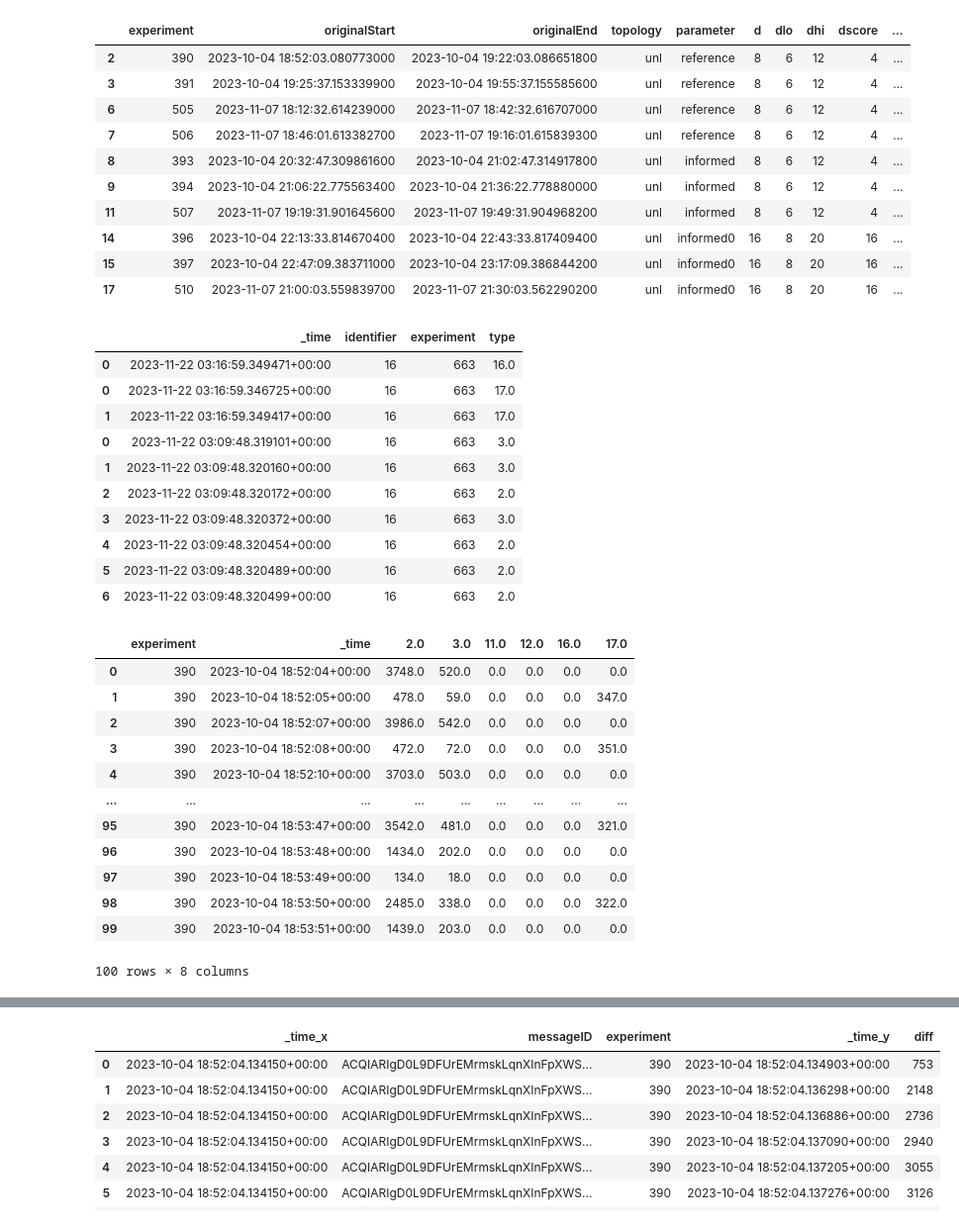
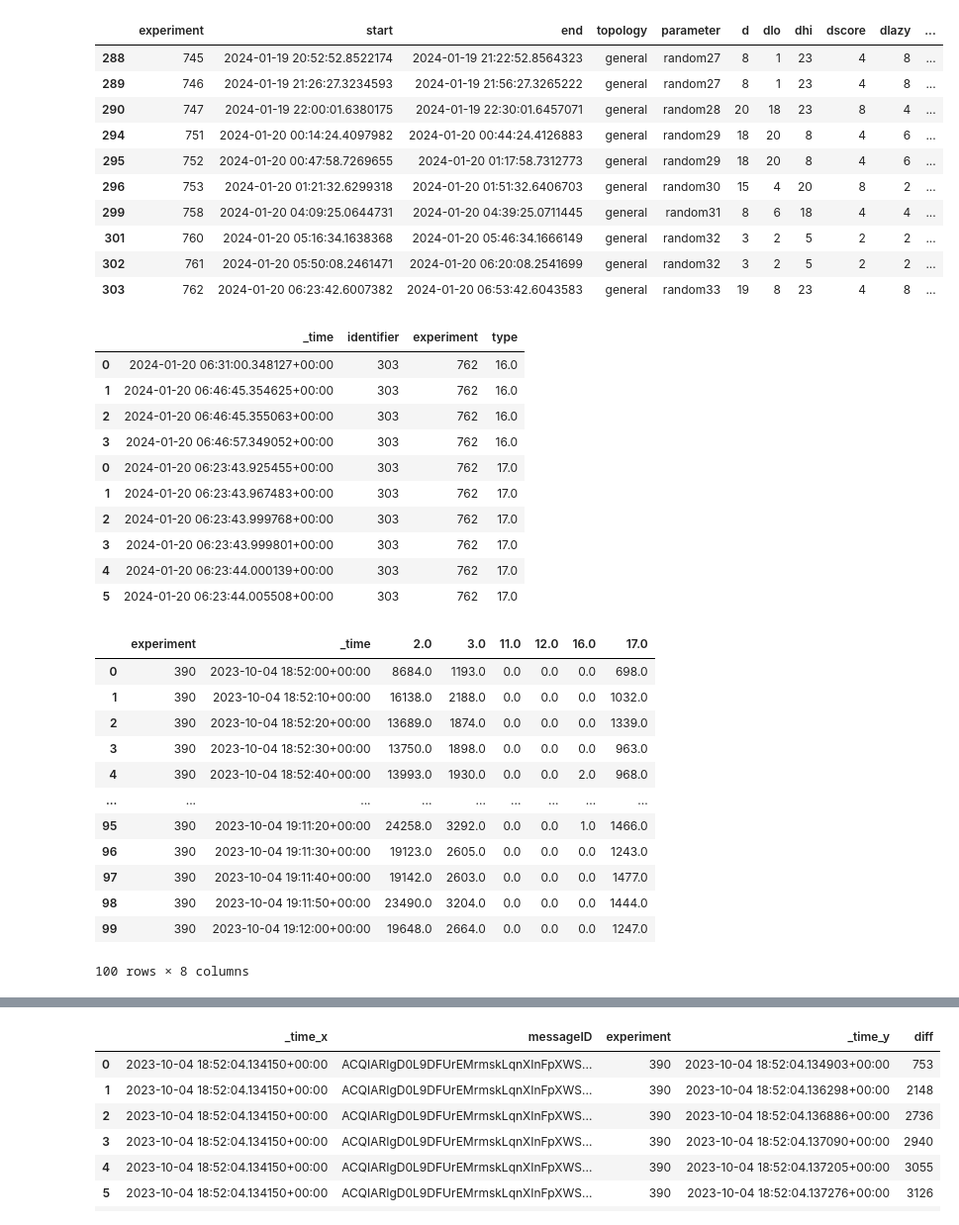
Before and after one commit to FlavScheidt/flexi-pipe, a Jupyter notebook: data/CausalAnalysis/GenerateDatasets/GenerateDatasets.ipynb, the cells around one changed output, grey strips where cells are left out. Shown at 99% size. Saved outputs shown, nothing was run; the diff lists cells and outputs as text; code cells hidden in the pictures.

Commit message:
Rextraction of 30 minutes per experiment

```diff
--- a/data/CausalAnalysis/GenerateDatasets/GenerateDatasets.ipynb
+++ b/data/CausalAnalysis/GenerateDatasets/GenerateDatasets.ipynb
@@ -8,22 +8,22 @@ import gc
 import os
 # %%
 #import exp_filtered
-data = pd.read_csv('./experiments_filtered.csv',header=0, index_col=0)
+data = pd.read_csv('./Extraction/experiments_filtered.csv',header=0, index_col=0)
 experiments = pd.DataFrame(data)
 
-experiments.head(10)
+experiments.tail(10)
 # %% [output]
-|  | experiment | originalStart | originalEnd | topology | parameter | d | dlo | dhi | dscore | ... |
-| 2 | 390 | 2023-10-04 18:52:03.080773000 | 2023-10-04 19:22:03.086651800 | unl | reference | 8 | 6 | 12 | 4 | ... |
-| 3 | 391 | 2023-10-04 19:25:37.153339900 | 2023-10-04 19:55:37.155585600 | unl | reference | 8 | 6 | 12 | 4 | ... |
-| 6 | 505 | 2023-11-07 18:12:32.614239000 | 2023-11-07 18:42:32.616707000 | unl | reference | 8 | 6 | 12 | 4 | ... |
-| 7 | 506 | 2023-11-07 18:46:01.613382700 | 2023-11-07 19:16:01.615839300 | unl | reference | 8 | 6 | 12 | 4 | ... |
-| 8 | 393 | 2023-10-04 20:32:47.309861600 | 2023-10-04 21:02:47.314917800 | unl | informed | 8 | 6 | 12 | 4 | ... |
-| 9 | 394 | 2023-10-04 21:06:22.775563400 | 2023-10-04 21:36:22.778880000 | unl | informed | 8 | 6 | 12 | 4 | ... |
-| 11 | 507 | 2023-11-07 19:19:31.901645600 | 2023-11-07 19:49:31.904968200 | unl | informed | 8 | 6 | 12 | 4 | ... |
-| 14 | 396 | 2023-10-04 22:13:33.814670400 | 2023-10-04 22:43:33.817409400 | unl | informed0 | 16 | 8 | 20 | 16 | ... |
-| 15 | 397 | 2023-10-04 22:47:09.383711000 | 2023-10-04 23:17:09.386844200 | unl | informed0 | 16 | 8 | 20 | 16 | ... |
-| 17 | 510 | 2023-11-07 21:00:03.559839700 | 2023-11-07 21:30:03.562290200 | unl | informed0 | 16 | 8 | 20 | 16 | ... |
+|  | experiment | start | end | topology | parameter | d | dlo | dhi | dscore | dlazy | ... |
+| 288 | 745 | 2024-01-19 20:52:52.8522174 | 2024-01-19 21:22:52.8564323 | general | random27 | 8 | 1 | 23 | 4 | 8 | ... |
+| 289 | 746 | 2024-01-19 21:26:27.3234593 | 2024-01-19 21:56:27.3265222 | general | random27 | 8 | 1 | 23 | 4 | 8 | ... |
+| 290 | 747 | 2024-01-19 22:00:01.6380175 | 2024-01-19 22:30:01.6457071 | general | random28 | 20 | 18 | 23 | 8 | 4 | ... |
+| 294 | 751 | 2024-01-20 00:14:24.4097982 | 2024-01-20 00:44:24.4126883 | general | random29 | 18 | 20 | 8 | 4 | 6 | ... |
+| 295 | 752 | 2024-01-20 00:47:58.7269655 | 2024-01-20 01:17:58.7312773 | general | random29 | 18 | 20 | 8 | 4 | 6 | ... |
+| 296 | 753 | 2024-01-20 01:21:32.6299318 | 2024-01-20 01:51:32.6406703 | general | random30 | 15 | 4 | 20 | 8 | 2 | ... |
+| 299 | 758 | 2024-01-20 04:09:25.0644731 | 2024-01-20 04:39:25.0711445 | general | random31 | 8 | 6 | 18 | 4 | 4 | ... |
+| 301 | 760 | 2024-01-20 05:16:34.1638368 | 2024-01-20 05:46:34.1666149 | general | random32 | 3 | 2 | 5 | 2 | 2 | ... |
+| 302 | 761 | 2024-01-20 05:50:08.2461471 | 2024-01-20 06:20:08.2541699 | general | random32 | 3 | 2 | 5 | 2 | 2 | ... |
+| 303 | 762 | 2024-01-20 06:23:42.6007382 | 2024-01-20 06:53:42.6043583 | general | random33 | 19 | 8 | 23 | 4 | 8 | ... |
 # %%
 messages = pd.DataFrame()
 
@@ -60,22 +60,22 @@ for index, row in experiments.iterrows():
 messages.head(10)
 # %% [output]
 |  | _time | identifier | experiment | type |
-| 0 | 2023-11-22 03:16:59.349471+00:00 | 16 | 663 | 16.0 |
-| 0 | 2023-11-22 03:16:59.346725+00:00 | 16 | 663 | 17.0 |
-| 1 | 2023-11-22 03:16:59.349417+00:00 | 16 | 663 | 17.0 |
-| 0 | 2023-11-22 03:09:48.319101+00:00 | 16 | 663 | 3.0 |
-| 1 | 2023-11-22 03:09:48.320160+00:00 | 16 | 663 | 3.0 |
-| 2 | 2023-11-22 03:09:48.320172+00:00 | 16 | 663 | 2.0 |
-| 3 | 2023-11-22 03:09:48.320372+00:00 | 16 | 663 | 3.0 |
-| 4 | 2023-11-22 03:09:48.320454+00:00 | 16 | 663 | 2.0 |
-| 5 | 2023-11-22 03:09:48.320489+00:00 | 16 | 663 | 2.0 |
-| 6 | 2023-11-22 03:09:48.320499+00:00 | 16 | 663 | 2.0 |
+| 0 | 2024-01-20 06:31:00.348127+00:00 | 303 | 762 | 16.0 |
+| 1 | 2024-01-20 06:46:45.354625+00:00 | 303 | 762 | 16.0 |
+| 2 | 2024-01-20 06:46:45.355063+00:00 | 303 | 762 | 16.0 |
+| 3 | 2024-01-20 06:46:57.349052+00:00 | 303 | 762 | 16.0 |
+| 0 | 2024-01-20 06:23:43.925455+00:00 | 303 | 762 | 17.0 |
+| 1 | 2024-01-20 06:23:43.967483+00:00 | 303 | 762 | 17.0 |
+| 2 | 2024-01-20 06:23:43.999768+00:00 | 303 | 762 | 17.0 |
+| 3 | 2024-01-20 06:23:43.999801+00:00 | 303 | 762 | 17.0 |
+| 4 | 2024-01-20 06:23:44.000139+00:00 | 303 | 762 | 17.0 |
+| 5 | 2024-01-20 06:23:44.005508+00:00 | 303 | 762 | 17.0 |
 # %%
 # Transpose the table -> type and count
 df = messages.drop(columns=['identifier'])
 df.reset_index(inplace=True)
 df['_time'] = pd.to_datetime(df["_time"], format='mixed', infer_datetime_format=True)
-by_time = df.groupby([df['experiment'],df['type'],pd.Grouper(key="_time", freq='1s')])['index'].count().reset_index()
+by_time = df.groupby([df['experiment'],df['type'],pd.Grouper(key="_time", freq='10s')])['index'].count().reset_index()
 
 
 pivoted = pd.pivot_table(by_time,index=["experiment", pd.Grouper(freq="1s", key="_time")], columns="type", values="index", margins=False).fillna(0)
@@ -84,17 +84,17 @@ pivoted = pivoted.reset_index().rename_axis(None, axis=1)
 pivoted.head(100)
 # %% [output]
 |  | experiment | _time | 2.0 | 3.0 | 11.0 | 12.0 | 16.0 | 17.0 |
-| 0 | 390 | 2023-10-04 18:52:04+00:00 | 3748.0 | 520.0 | 0.0 | 0.0 | 0.0 | 0.0 |
-| 1 | 390 | 2023-10-04 18:52:05+00:00 | 478.0 | 59.0 | 0.0 | 0.0 | 0.0 | 347.0 |
-| 2 | 390 | 2023-10-04 18:52:07+00:00 | 3986.0 | 542.0 | 0.0 | 0.0 | 0.0 | 0.0 |
-| 3 | 390 | 2023-10-04 18:52:08+00:00 | 472.0 | 72.0 | 0.0 | 0.0 | 0.0 | 351.0 |
-| 4 | 390 | 2023-10-04 18:52:10+00:00 | 3703.0 | 503.0 | 0.0 | 0.0 | 0.0 | 0.0 |
+| 0 | 390 | 2023-10-04 18:52:00+00:00 | 8684.0 | 1193.0 | 0.0 | 0.0 | 0.0 | 698.0 |
+| 1 | 390 | 2023-10-04 18:52:10+00:00 | 16138.0 | 2188.0 | 0.0 | 0.0 | 0.0 | 1032.0 |
+| 2 | 390 | 2023-10-04 18:52:20+00:00 | 13689.0 | 1874.0 | 0.0 | 0.0 | 0.0 | 1339.0 |
+| 3 | 390 | 2023-10-04 18:52:30+00:00 | 13750.0 | 1898.0 | 0.0 | 0.0 | 0.0 | 963.0 |
+| 4 | 390 | 2023-10-04 18:52:40+00:00 | 13993.0 | 1930.0 | 0.0 | 0.0 | 2.0 | 968.0 |
 | ... | ... | ... | ... | ... | ... | ... | ... | ... |
-| 95 | 390 | 2023-10-04 18:53:47+00:00 | 3542.0 | 481.0 | 0.0 | 0.0 | 0.0 | 321.0 |
-| 96 | 390 | 2023-10-04 18:53:48+00:00 | 1434.0 | 202.0 | 0.0 | 0.0 | 0.0 | 0.0 |
-| 97 | 390 | 2023-10-04 18:53:49+00:00 | 134.0 | 18.0 | 0.0 | 0.0 | 0.0 | 0.0 |
-| 98 | 390 | 2023-10-04 18:53:50+00:00 | 2485.0 | 338.0 | 0.0 | 0.0 | 0.0 | 322.0 |
-| 99 | 390 | 2023-10-04 18:53:51+00:00 | 1439.0 | 203.0 | 0.0 | 0.0 | 0.0 | 0.0 |
+| 95 | 390 | 2023-10-04 19:11:20+00:00 | 24258.0 | 3292.0 | 0.0 | 0.0 | 1.0 | 1466.0 |
+| 96 | 390 | 2023-10-04 19:11:30+00:00 | 19123.0 | 2605.0 | 0.0 | 0.0 | 0.0 | 1243.0 |
+| 97 | 390 | 2023-10-04 19:11:40+00:00 | 19142.0 | 2603.0 | 0.0 | 0.0 | 0.0 | 1477.0 |
+| 98 | 390 | 2023-10-04 19:11:50+00:00 | 23490.0 | 3204.0 | 0.0 | 0.0 | 0.0 | 1444.0 |
+| 99 | 390 | 2023-10-04 19:12:00+00:00 | 19648.0 | 2664.0 | 0.0 | 0.0 | 0.0 | 1247.0 |
 100 rows × 8 columns
 # %%
 #Rename
```
Also changed, not shown: parts of 17 cells of this notebook, 20 other files.
